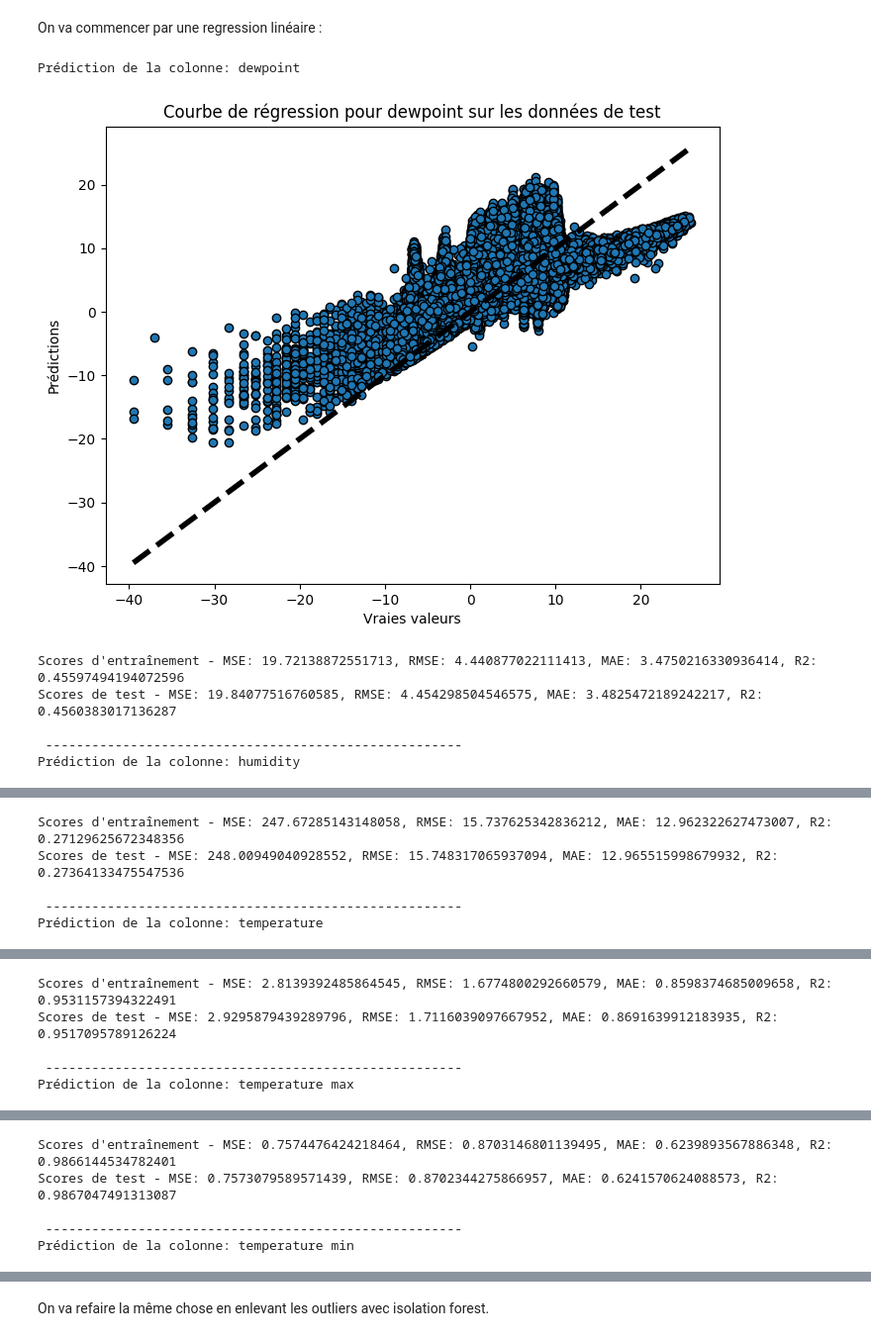
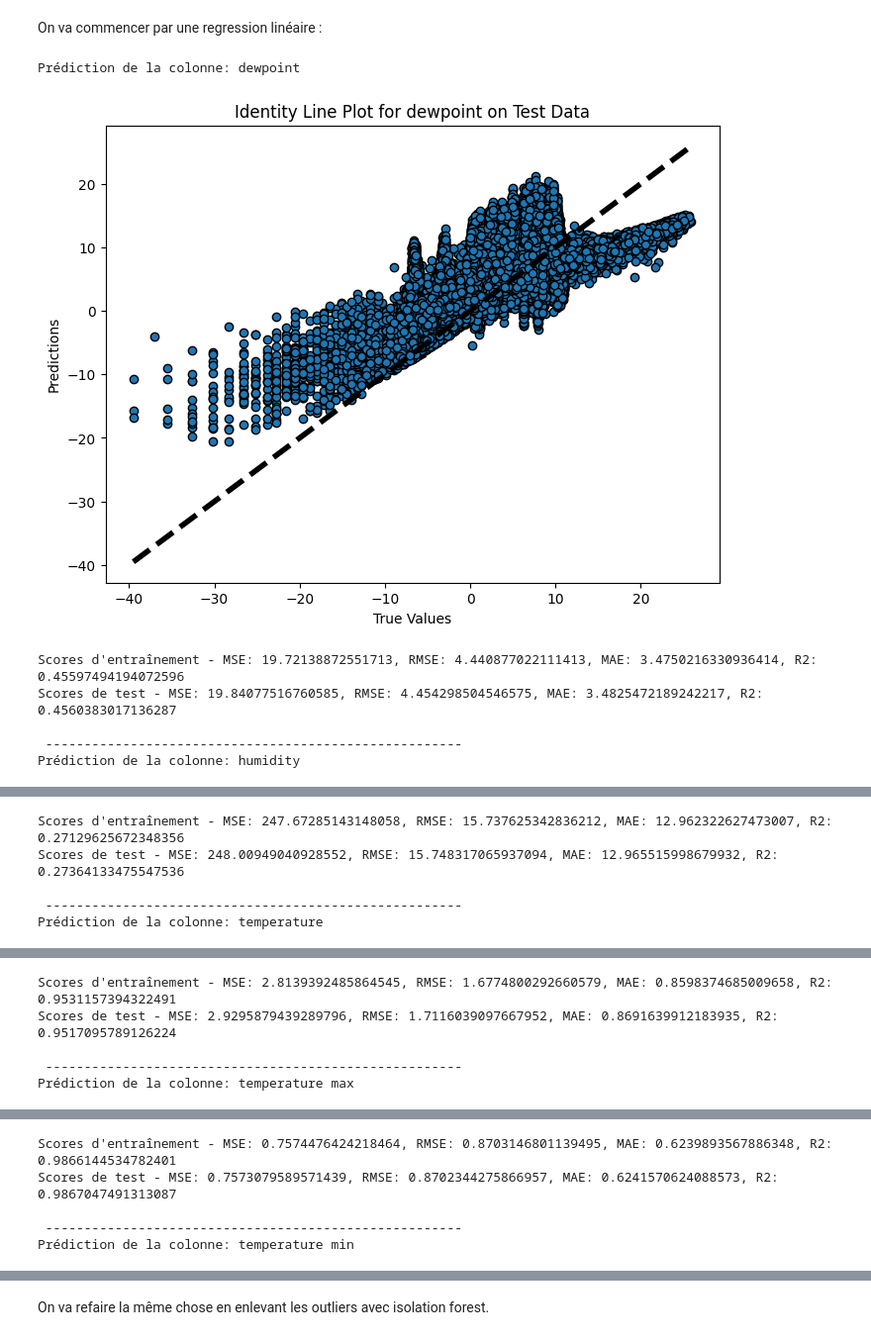
Before and after one commit to Marwankhairallah/TER, a Jupyter notebook: predictions_v2.ipynb, the cells around one changed output, grey strips where cells are left out. Shown at 99% size. Cells and saved outputs as stored; diff of their text form; code cells hidden in the pictures.

```diff
--- a/predictions_v2.ipynb
+++ b/predictions_v2.ipynb
@@ -155,6 +155,7 @@ from sklearn.preprocessing import StandardScaler
 from sklearn.pipeline import Pipeline
 from sklearn.metrics import mean_squared_error, mean_absolute_error, r2_score
 from sklearn.model_selection import cross_val_predict
+from joblib import dump
 
 
 for target_column in df.drop(columns=['date']).columns:
@@ -169,37 +170,37 @@ for target_column in df.drop(columns=['date']).columns:
         ('scaler', StandardScaler()),
         ('linear_regression', LinearRegression())
     ])
 
     y_train_pred = cross_val_predict(pipe, X_train, y_train, cv=5)
 
 
     train_mse = mean_squared_error(y_train, y_train_pred)
     train_rmse = np.sqrt(train_mse)
     train_mae = mean_absolute_error(y_train, y_train_pred)
     train_r2 = r2_score(y_train, y_train_pred)
 
 
     pipe.fit(X_train, y_train)
     y_pred = pipe.predict(X_test)
     test_mse = mean_squared_error(y_test, y_pred)
     test_rmse = np.sqrt(test_mse)
     test_mae = mean_absolute_error(y_test, y_pred)
     test_r2 = r2_score(y_test, y_pred)
 
     plt.figure(figsize=(8, 6))
     plt.scatter(y_test, y_pred, edgecolors=(0, 0, 0))
     plt.plot([y_test.min(), y_test.max()], [y_test.min(), y_test.max()], 'k--', lw=4)
-    plt.xlabel('Vraies valeurs')
-    plt.ylabel('Prédictions')
-    plt.title(f'Courbe de régression pour {target_column} sur les données de test')
+    plt.xlabel('True Values')
+    plt.ylabel('Predictions')
+    plt.title(f'Identity Line Plot for {target_column} on Test Data')
     plt.show()
 
     print(f"Scores d'entraînement - MSE: {train_mse}, RMSE: {train_rmse}, MAE: {train_mae}, R2: {train_r2}")
     print(f"Scores de test - MSE: {test_mse}, RMSE: {test_rmse}, MAE: {test_mae}, R2: {test_r2}\n")
     print(' ------------------------------------------------------ ')
 # %% [output]
 Prédiction de la colonne: dewpoint
-[figure, old version]
+[figure, new version]
 Scores d'entraînement - MSE: 19.72138872551713, RMSE: 4.440877022111413, MAE: 3.4750216330936414, R2: 0.45597494194072596
 Scores de test - MSE: 19.84077516760585, RMSE: 4.454298504546575, MAE: 3.4825472189242217, R2: 0.4560383017136287
 
```
Also changed, not shown: parts of 8 cells of this notebook.
